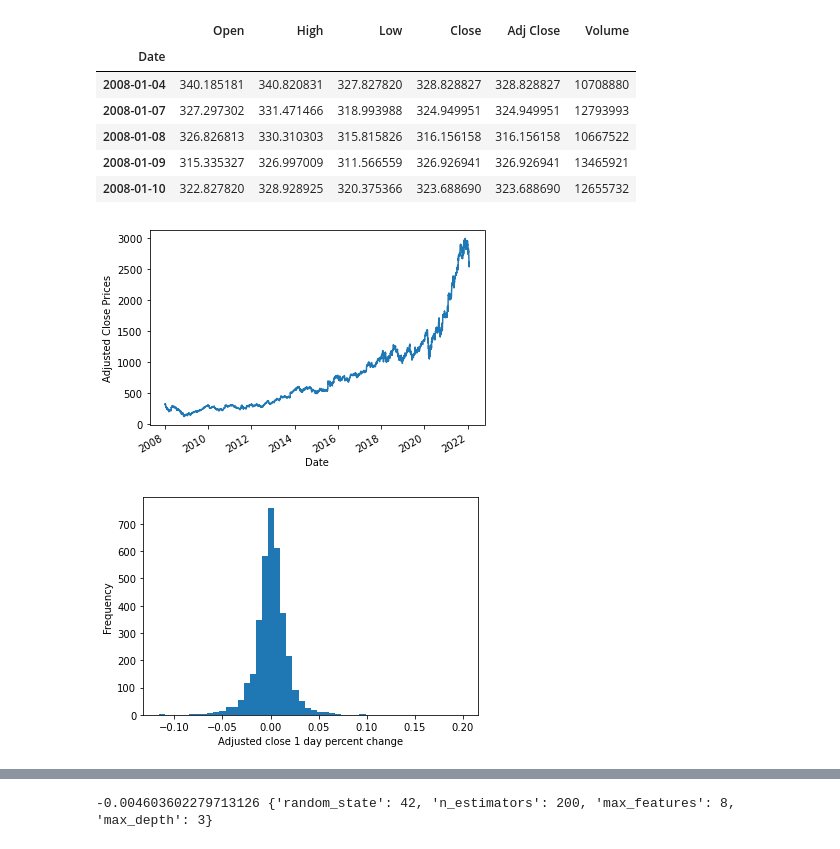
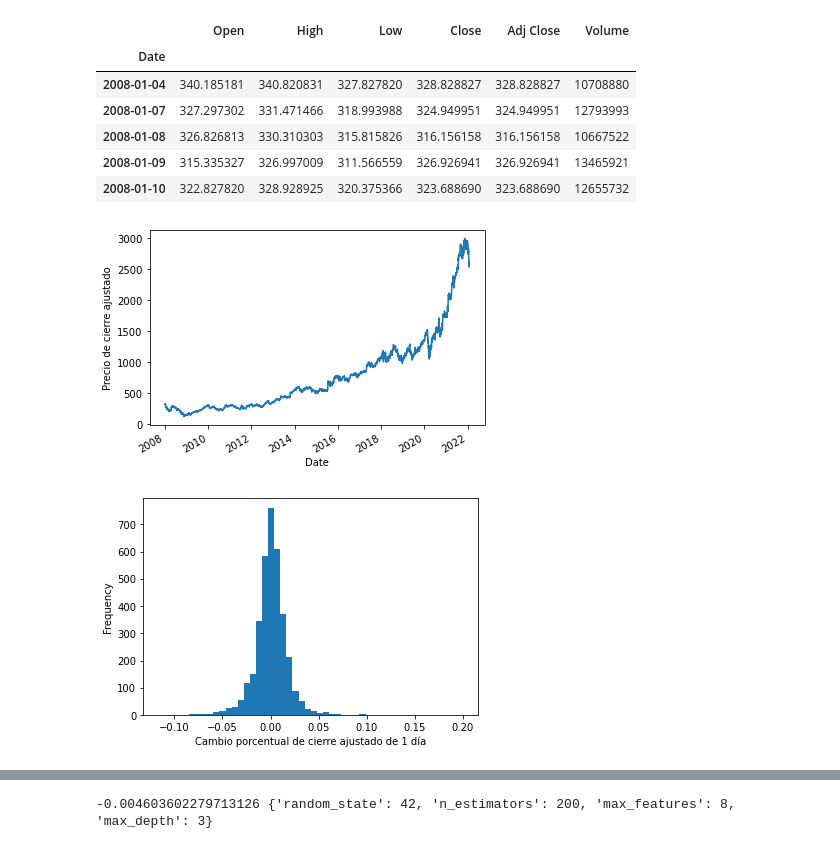
Before and after one commit to KoriAntunez/BI_Predicci-n_Bolsa_Valores, a Jupyter notebook: Modelos de predicción-Random Forest/Prediccion_Bolsa_Valores_Random_Forest.ipynb, the cells around one changed output, grey strips where cells are left out. Drawn from its saved outputs; the diff is of its cells as text; code cells hidden in the pictures.

```diff
--- a/Modelos de predicción-Random Forest/Prediccion_Bolsa_Valores_Random_Forest.ipynb
+++ b/Modelos de predicción-Random Forest/Prediccion_Bolsa_Valores_Random_Forest.ipynb
@@ -28,16 +28,16 @@ stock_data.head()
 | 2008-01-10 | 322.827820 | 328.928925 | 320.375366 | 323.688690 | 323.688690 | 12655732 |
 # %%
 stock_data['Adj Close'].plot()
-plt.ylabel("Adjusted Close Prices")
+plt.ylabel("Precio de cierre ajustado")
 plt.show()
 # %% [output]
-[figure, old version]
+[figure, new version]
 # %%
 stock_data['Adj Close'].pct_change().plot.hist(bins=50)
-plt.xlabel("Adjusted close 1 day percent change")
+plt.xlabel("Cambio porcentual de cierre ajustado de 1 día")
 plt.show()
 # %% [output]
-[figure, old version]
+[figure, new version]
 # %%
 feature_names = []
 for n in [14, 30, 50, 200]:
```
Also changed, not shown: parts of 5 cells of this notebook, 1 other file.
